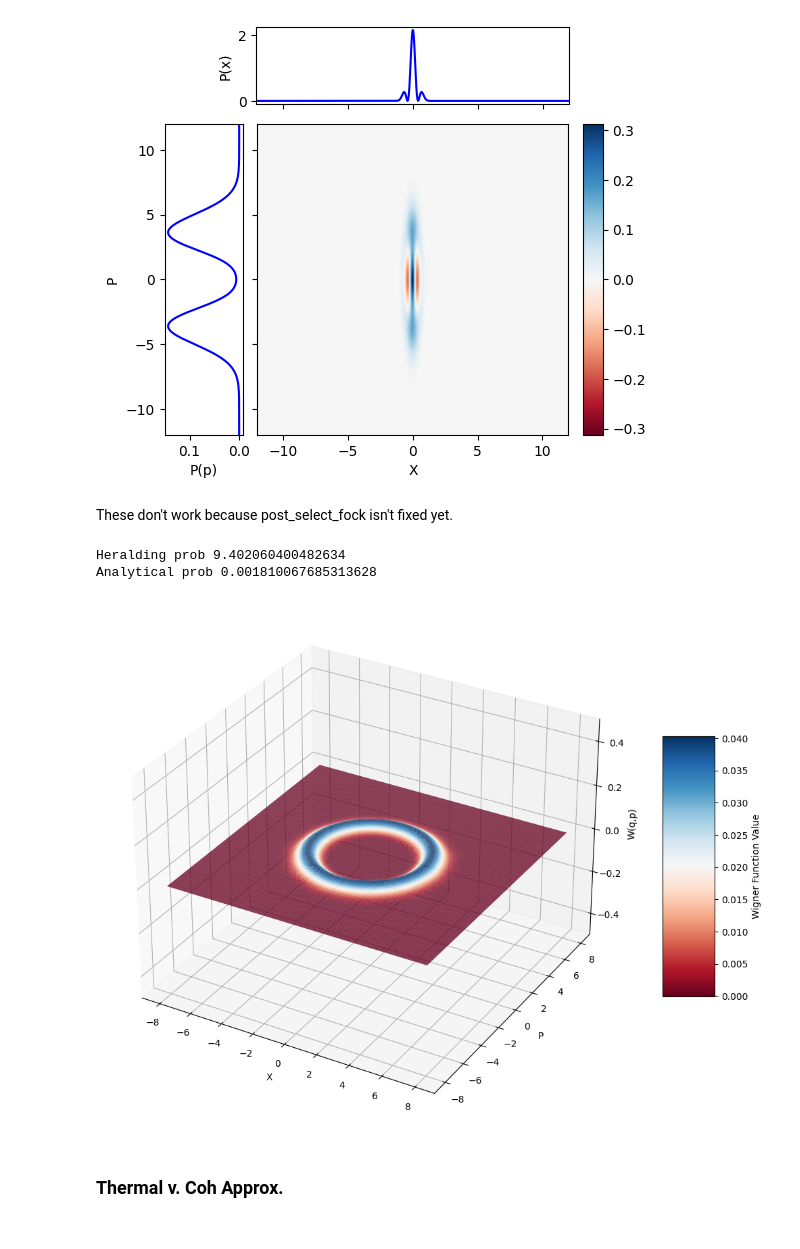
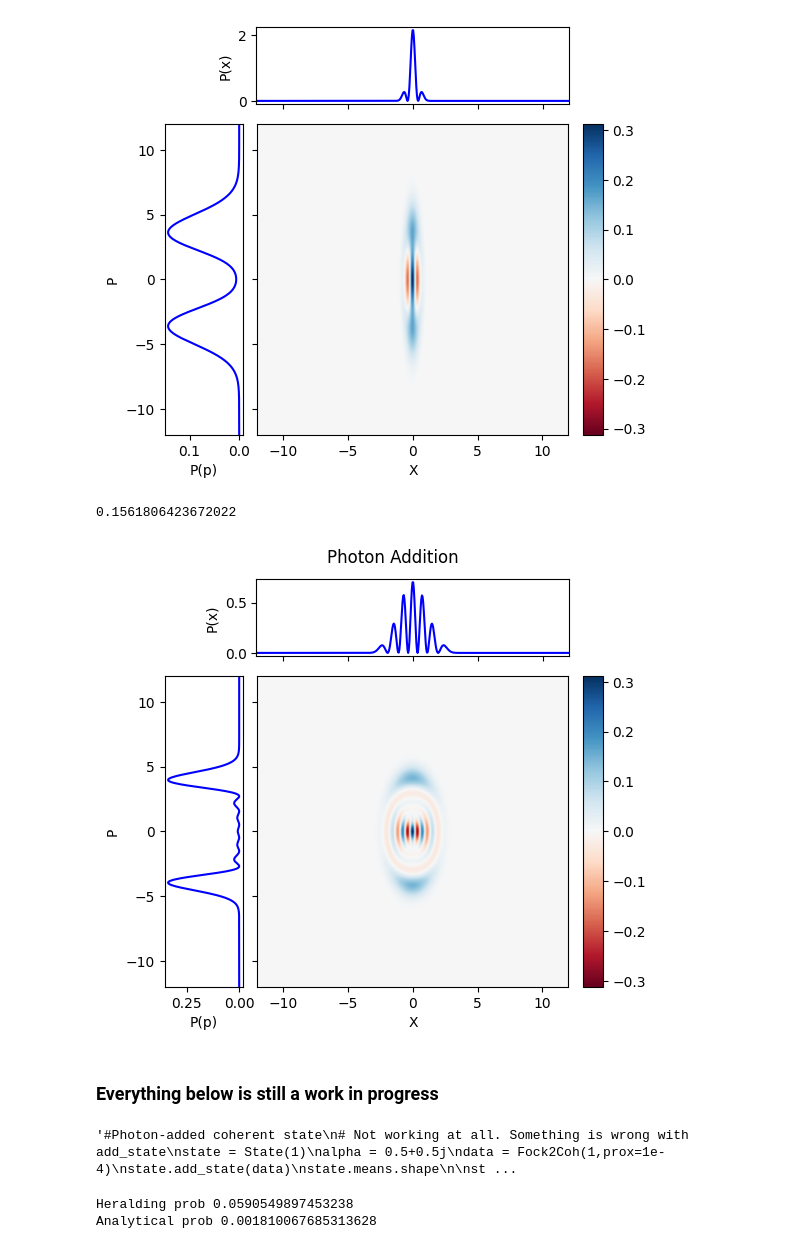
Before and after one commit to QiZhongLi/CV_Simulation, a Jupyter notebook: TestingClass.ipynb, the cells around one changed output. Cells and saved outputs as stored; diff of their text form; code cells hidden in the pictures.

```diff
--- a/TestingClass.ipynb
+++ b/TestingClass.ipynb
@@ -890,10 +973,53 @@ Wsub = state.get_wigner(x,x)
 plot_wigner_with_marginals_2D(Wsub, x, x)
 # %% [output]
 [figure]
-# %% [markdown]
-These don't work because post_select_fock isn't fixed yet.
+# %%
+#Photon addition
+state = State(2)
+r = 1
+r2 = 0.001
+n = 2
+
+r = 1
+r2 = 1
+n = 6
+
+state.ApplyOp(Sqz(r,0), d_squeezing, 0)
+state.ApplyOp2(two_mode_squeezing(r2,0), d_tms, mode_indices=(0,1))
+
+state.post_select_fock(1,n, 1e-5)
+print(state.norm)
+
+
+x = np.linspace(-12,12,500)
+W = state.get_wigner(x,x)
+
+plot_wigner_with_marginals_2D(W,x,x, title = "Photon Addition")
+# %% [output]
+0.1561806423672022
+[figure, added]
+# %% [markdown]
+### Everything below is still a work in progress
+# %%
+'''#Photon-added coherent state
+# Not working at all. Something is wrong with add_state
+state = State(1)
+alpha = 0.5+0.5j
+data = Fock2Coh(1,prox=1e-4)
+state.add_state(data)
+state.means.shape
+
+state.ApplyOp(np.eye(2), Displacement(alpha), 0)
+state.ApplyOp2(beam_splitter(np.pi/4,0), d_bs, mode_indices=(0,1))
+state.post_select_fock(0,1)
+
+x = np.linspace(-6,6,100)
+W = state.get_wigner(x,x)
+'''
+# %% [output]
+'#Photon-added coherent state\n# Not working at all. Something is wrong with add_state\nstate = State(1)\nalpha = 0.5+0.5j\ndata = Fock2Coh(1,prox=1e-4)\nstate.add_state(data)\nstate.means.shape\n\nst ...
 # %%
-# Clearly not working. Will check later.
+# Kinda working. The heralding prob still needs work.
 def herald_fock(r, n, eta, infid = 1e-4):
     #Make an EPR pair
     state = State(2)
@@ -924,10 +1050,8 @@ def prob_fock(r,n):
 
 print('Analytical prob', prob_fock(r,n))
 
-plot_wigner_3D(Wfock, x, x)
+# Displays the correct plot.
+#plot_wigner_3D(Wfock, x, x)
 # %% [output]
-Heralding prob 9.402060400482634
+Heralding prob 0.0590549897453238
 Analytical prob 0.001810067685313628
-[figure, removed]
-# %% [markdown]
-### Thermal v. Coh Approx.
```
Also changed, not shown: parts of 13 cells of this notebook, 1 other file.
